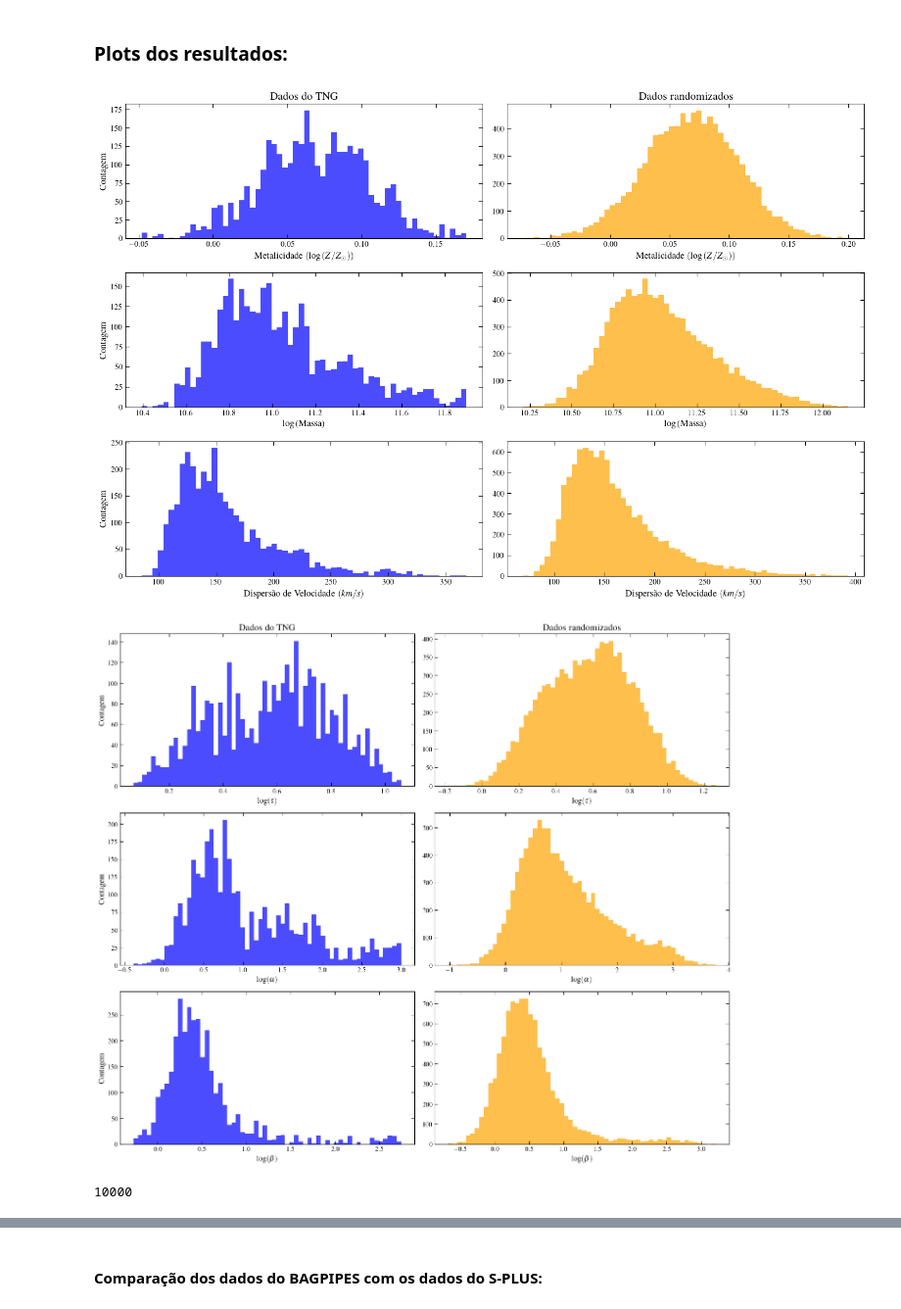
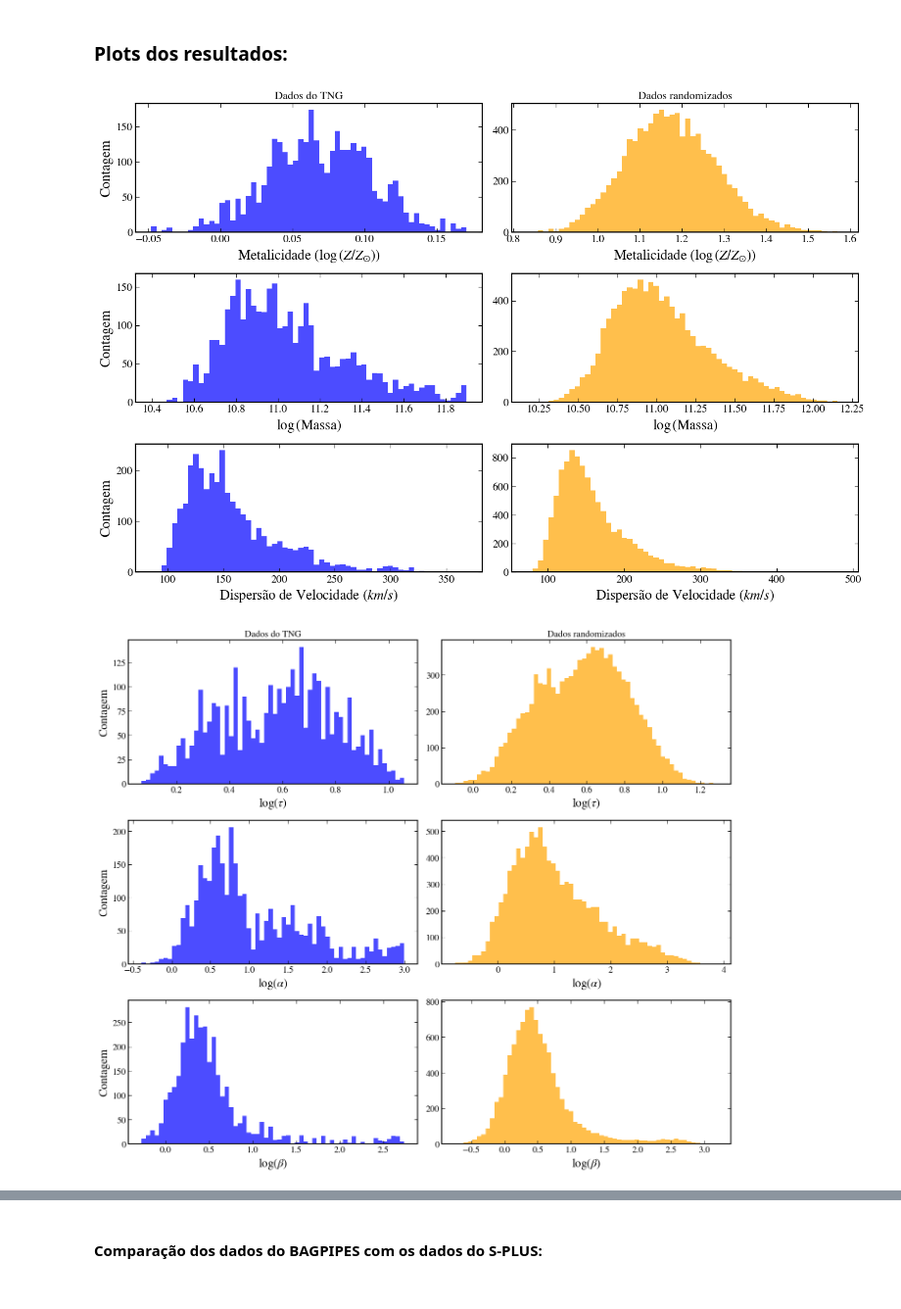
Before and after one commit to pedroand6/Inference4ETGs, a Jupyter notebook: Data/catalogue_estimation.ipynb, the cells around one changed output, grey strips where cells are left out. Shown at 98% size. Drawn from its saved outputs; the diff is of its cells as text; code cells hidden in the pictures.

Commit message:
fixed: metallicity as linear not log, photometry calculated using synphot and sfh mask on mock

```diff
--- a/Data/catalogue_estimation.ipynb
+++ b/Data/catalogue_estimation.ipynb
@@ -18,7 +18,7 @@ plt.rcParams["xtick.labelsize"] = 10
 plt.rcParams["ytick.labelsize"] = 10
 plt.rcParams['font.size'] = 12
 plt.rc('font', **{'family': 'serif', 'serif': ['Times']})
-plt.rcParams["text.usetex"] = True
+#plt.rcParams["text.usetex"] = True
 mpl.rcParams['figure.dpi'] = 100
 mpl.rcParams['legend.frameon'] = False #importante
 mpl.rcParams['font.family'] = 'STIXGeneral'
@@ -274,43 +275,39 @@ mock_data = kernel.resample(10000)
 
 #mock_SFR = (mock_data[2, :])[mock_data[2, :] >= 0]
 #sfr_mask = (mock_data[2, :] >= 0)
 
-mock_met = mock_data[0, :]
+mock_met = 10**mock_data[0, :]
 mock_mass = (mock_data[1, :])
 mock_dispvel = 10**(mock_data[2, :])
 
 mock_tau = 10**(mock_data[3, :])
 mock_alpha = 10**(mock_data[4, :])
 mock_beta = 10**(mock_data[5, :])
 
 # Plot das figuras
 fig = plt.figure(figsize=(14, 12))
 
 plot_mock(mock_met, etg_met, r"Metalicidade $(\log{(Z/Z_{\odot})})$")
 plot_mock(mock_mass, np.log10(etg_massformed), r"$\log{}$(Massa)")
 #plot_mock(mock_SFR, etg_SFR, r"SFR $(M_{\odot} / yr)$")
 plot_mock(mock_dispvel, etg_dispvel, r"Dispersão de Velocidade $(km/s)$")
 
 plt.tight_layout()
 plt.show()
 
 # Plot da figura dos parametros da SFH
 fig = plt.figure(figsize=(14, 12))
 subplot_pos = 320
 
-plot_mock(np.log10(mock_tau), np.log10(tau), r"$\log(\tau)$")
-plot_mock(np.log10(mock_alpha), np.log10(alpha), r"$\log(\alpha)$")
-plot_mock(np.log10(mock_beta), np.log10(beta), r"$\log(\beta)$")
+plot_mock(mock_tau, tau, r"$\log(\tau)$")
+plot_mock(mock_alpha, alpha, r"$\log(\alpha)$")
+plot_mock(mock_beta, beta, r"$\log(\beta)$")
 
 plt.tight_layout()
 plt.show()
 # %% [output]
-[figure, old version]
+[figure, new version]
-[figure, old version]
+[figure, new version]
-# %%
-len(mock_mass)
-# %% [output]
-10000
 # %%
 from numpy import random as rnd
 
```
Also changed, not shown: parts of 11 cells of this notebook, 2 other files.
